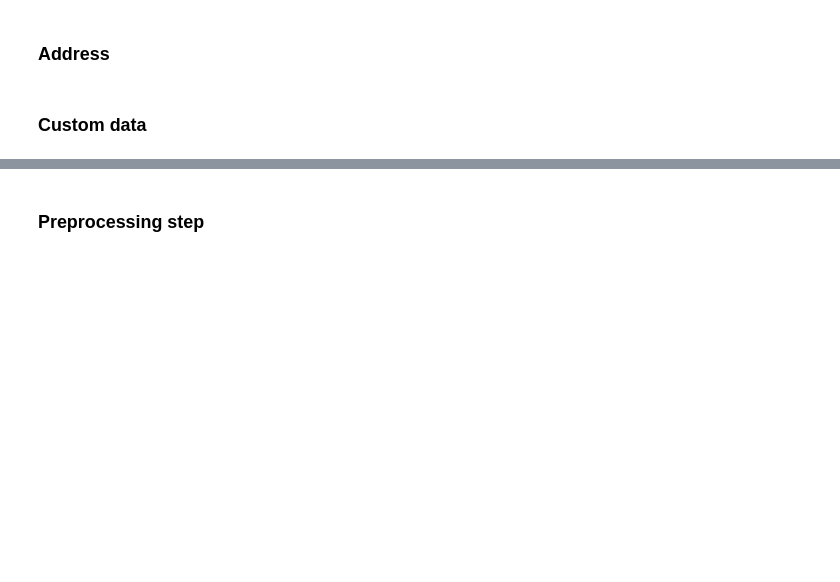
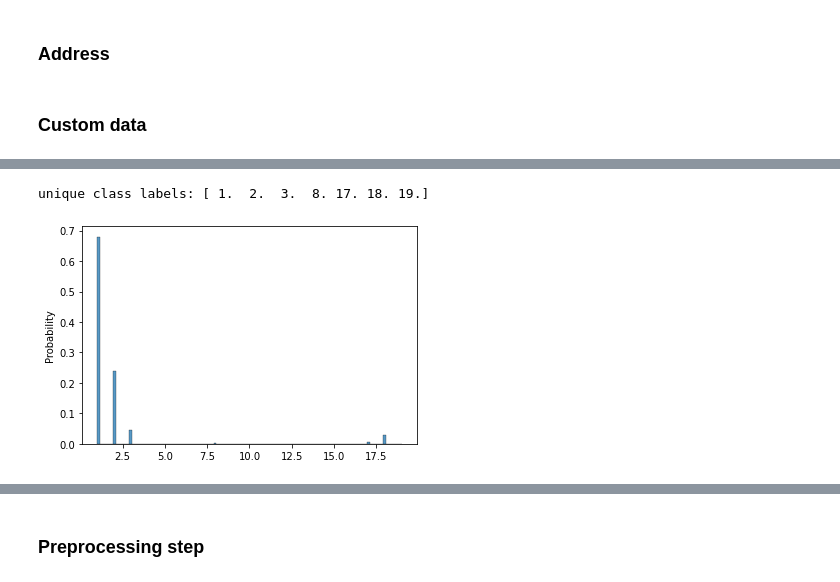
Before and after one commit to NimaMojtahedi/Automatic-sleep-EEG-scoring, a Jupyter notebook: notebook.ipynb, the cells around one changed output, grey strips where cells are left out. Drawn from its saved outputs; the diff is of its cells as text; code cells hidden in the pictures; blank space fills up the shorter version.

Commit message:
updating notebook by adding visualization steps, completing preprocessing step, adding feature engineering step and finally by adding test train split code

```diff
--- a/notebook.ipynb
+++ b/notebook.ipynb
@@ -67,0 +71,7 @@ auxilary data final size (2063, 10000, 3)   labels final size (2063,)
+# %%
+# checking class distribution
+sns.histplot(data = eeg_files_info[1], stat='probability')
+print(f'unique class labels: {np.unique(eeg_files_info[1])}')
+# %% [output]
+unique class labels: [ 1.  2.  3.  8. 17. 18. 19.]
+[figure, added]
```
Also changed, not shown: parts of 15 cells of this notebook.
